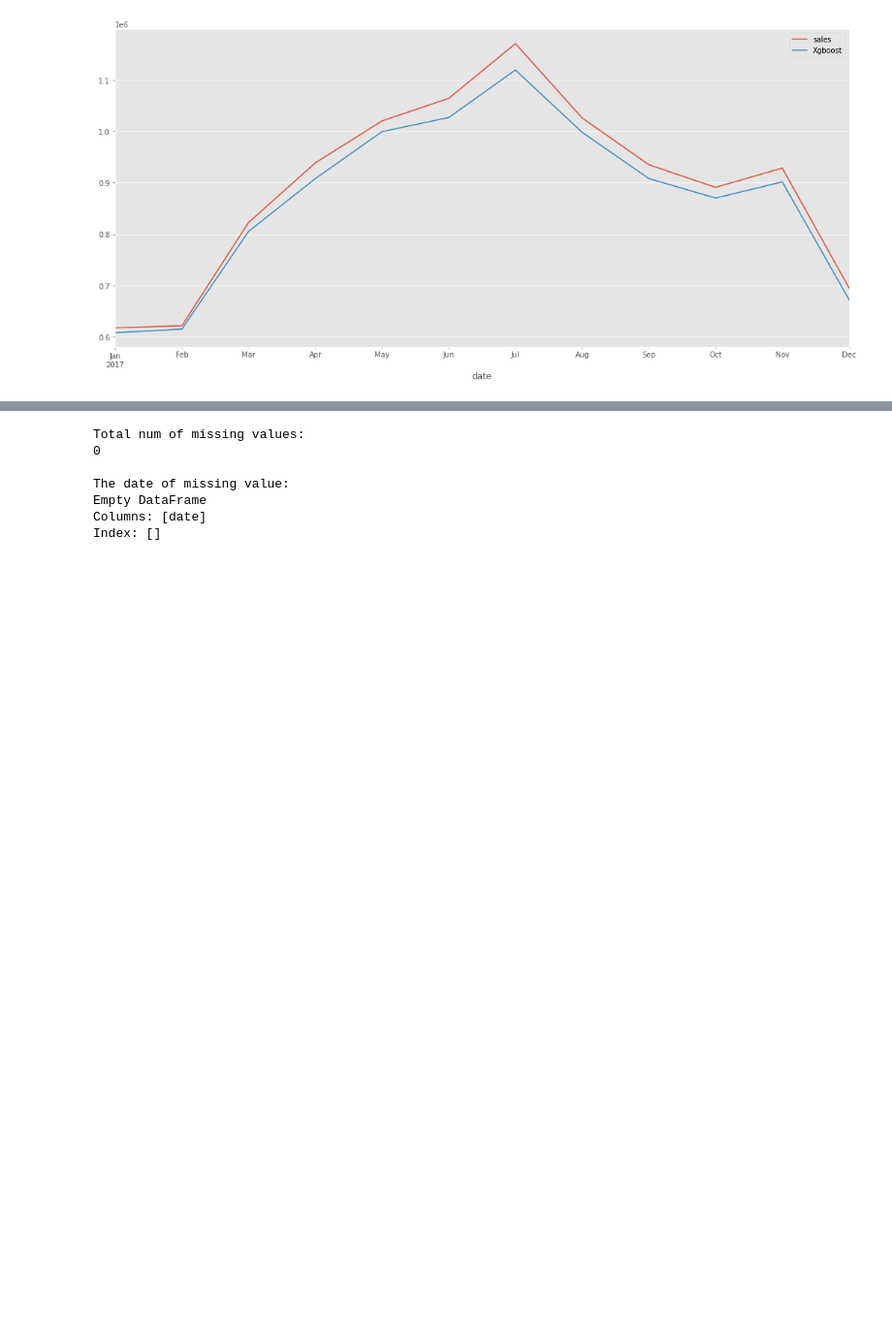
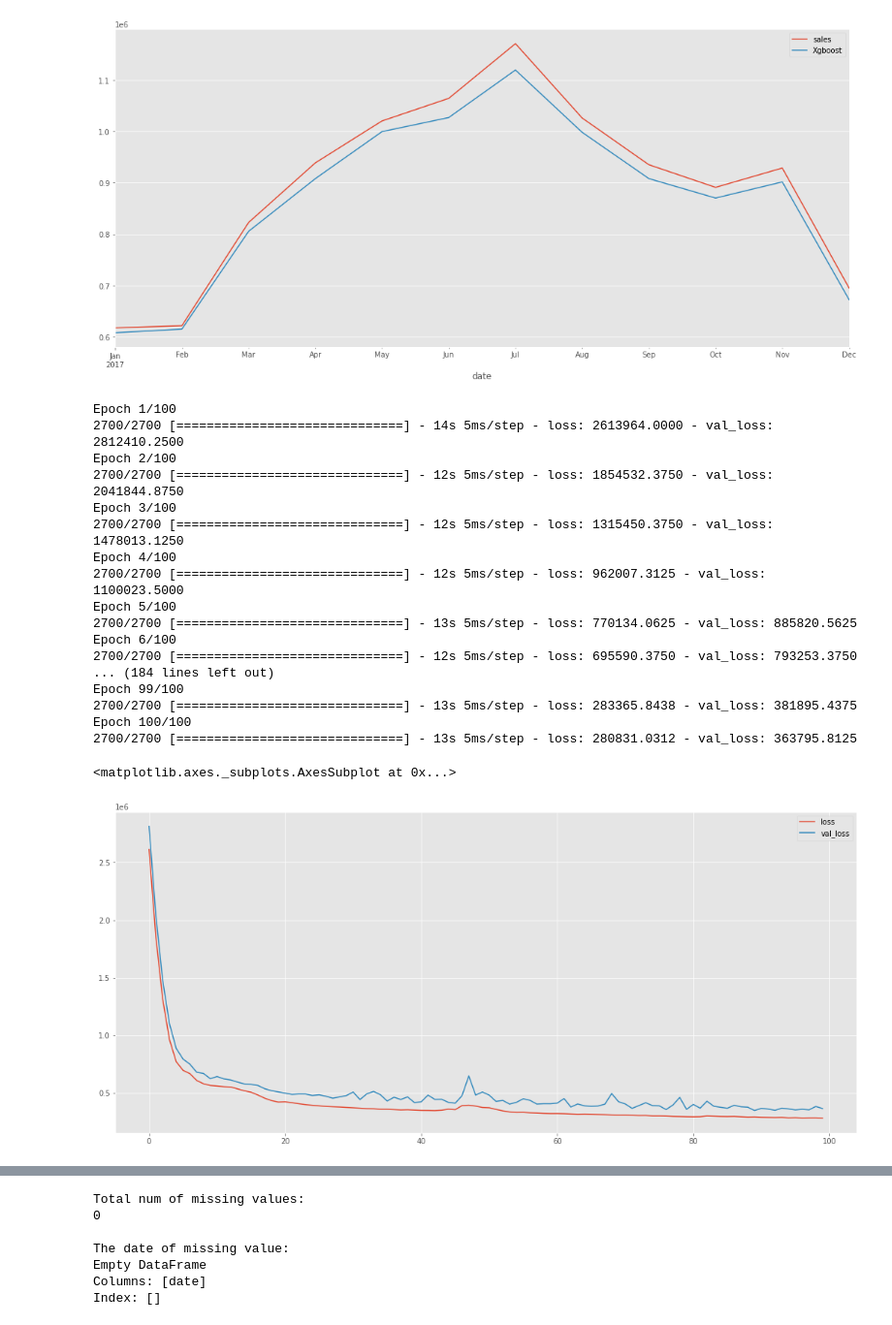
Before and after one commit to MinHyeok-lee1/University-projects, a Jupyter notebook: REAL_FINAL_TEST.ipynb, the cells around one changed output, grey strips where cells are left out. Shown at 97% size. Cells and saved outputs as stored; diff of their text form; code cells hidden in the pictures; blank space fills up the shorter version.

```diff
--- a/REAL_FINAL_TEST.ipynb
+++ b/REAL_FINAL_TEST.ipynb
@@ -316,3 +322,40 @@ result_xgboost.plot()
 # %% [output]
 <matplotlib.axes._subplots.AxesSubplot at 0x...>
 [figure]
+# %%
+# LSTM 학습을 위해 3차원 배열로 X값을 변형
+train_x = np.array(Xgboost_train_x).reshape(Xgboost_train_x.shape[0], Xgboost_train_x.shape[1], 1)
+test_x = np.array(Xgboost_test_x).reshape(Xgboost_test_x.shape[0], Xgboost_test_x.shape[1], 1)
+
+# input shape에 전처리된 train_x의 형태를 넣는다
+# 20%로 Drop-out 했다
+model = keras.Sequential()
+model.add(keras.layers.LSTM(units=128,input_shape=(train_x.shape[1], train_x.shape[2])))
+model.add(keras.layers.Dropout(rate=0.2))
+model.add(keras.layers.Dense(units=1))
+model.compile(loss='mean_squared_error', optimizer='adam')
+
+# 10개의 batch로 100번 epoch 함
+history = model.fit(train_x, Xgboost_train_y, validation_split=0.1, batch_size=10, epochs=100)
+
+pd.DataFrame.from_dict(history.history).plot()
+# %% [output]
+Epoch 1/100
+2700/2700 [==============================] - 14s 5ms/step - loss: 2613964.0000 - val_loss: 2812410.2500
+Epoch 2/100
+2700/2700 [==============================] - 12s 5ms/step - loss: 1854532.3750 - val_loss: 2041844.8750
+Epoch 3/100
+2700/2700 [==============================] - 12s 5ms/step - loss: 1315450.3750 - val_loss: 1478013.1250
+Epoch 4/100
+2700/2700 [==============================] - 12s 5ms/step - loss: 962007.3125 - val_loss: 1100023.5000
+Epoch 5/100
+2700/2700 [==============================] - 13s 5ms/step - loss: 770134.0625 - val_loss: 885820.5625
+Epoch 6/100
+2700/2700 [==============================] - 12s 5ms/step - loss: 695590.3750 - val_loss: 793253.3750
+... (184 lines left out)
+Epoch 99/100
+2700/2700 [==============================] - 13s 5ms/step - loss: 283365.8438 - val_loss: 381895.4375
+Epoch 100/100
+2700/2700 [==============================] - 13s 5ms/step - loss: 280831.0312 - val_loss: 363795.8125
+<matplotlib.axes._subplots.AxesSubplot at 0x...>
+[figure, added]
```
Also changed, not shown: parts of 11 cells of this notebook.
